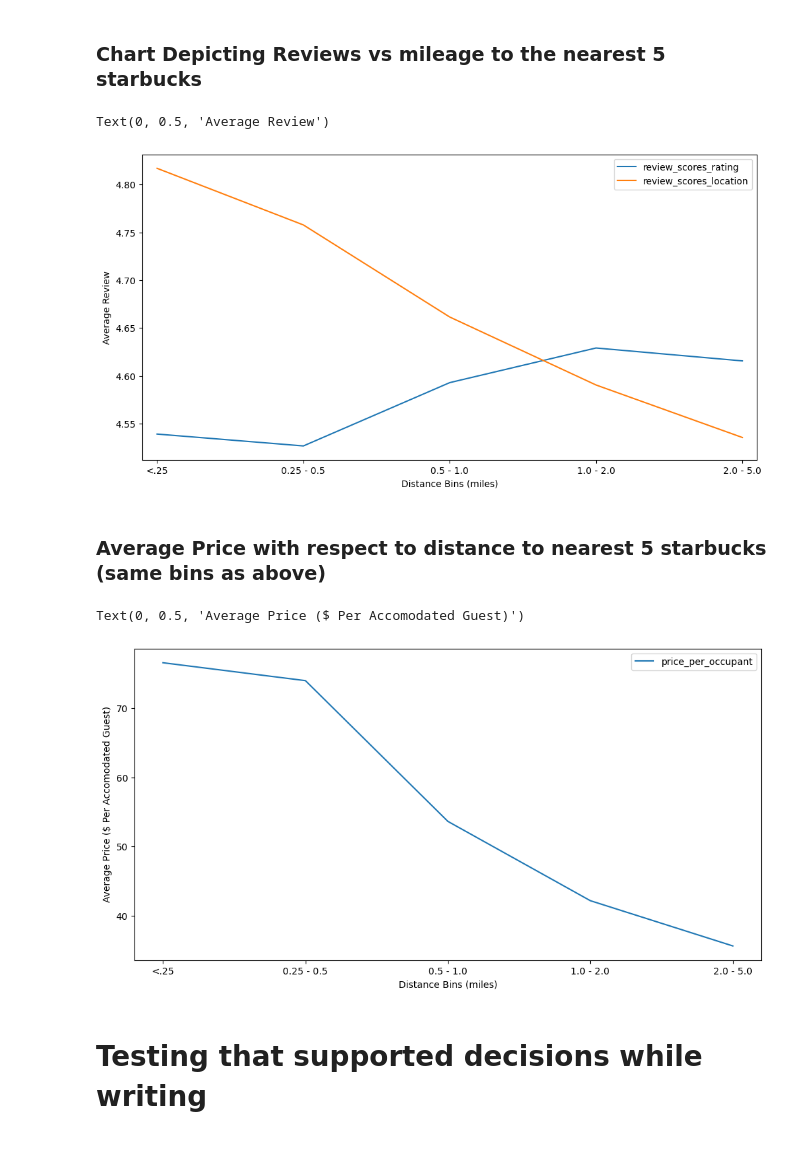
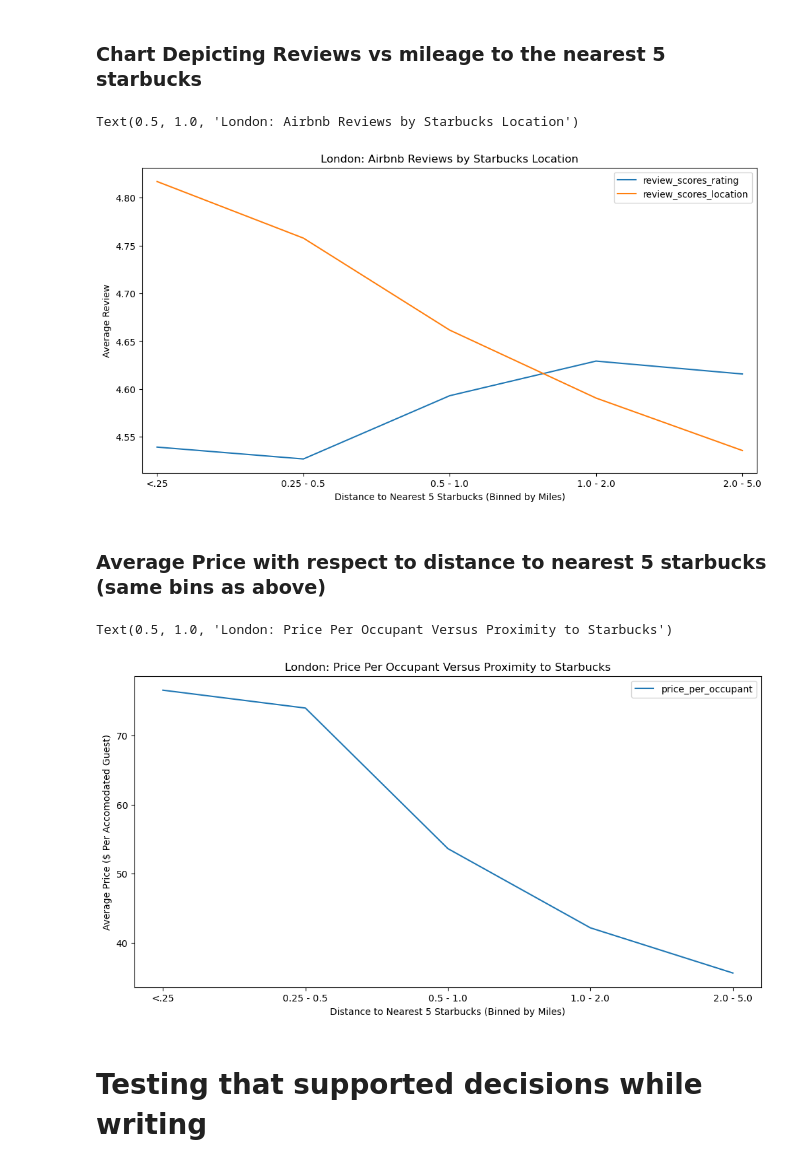
Before and after one commit to mdipinto1/m.c-squared, a Jupyter notebook: data_analysis_notebook_london_md.ipynb, the cells around one changed output. Saved outputs shown, nothing was run; the diff lists cells and outputs as text; code cells hidden in the pictures.

```diff
--- a/data_analysis_notebook_london_md.ipynb
+++ b/data_analysis_notebook_london_md.ipynb
@@ -210,29 +227,31 @@ airbnb_df.loc[(airbnb_df['review_scores_rating'] != -1) & (airbnb_df['number_of_
 # %%
 #actual binning of the data by nearest_5_avg
 nearest_5_bins = [0, 0.25, 0.5, 1, 2, 5]
 labels = [1,2,3,4,5]
 airbnb_df['nearest_5_distance_bins']=pd.cut(airbnb_df['nearest_5_avg'], bins=nearest_5_bins, labels=labels)
 grouped_near5_airbnb = airbnb_df.loc[airbnb_df['review_scores_rating'] != -1].groupby('nearest_5_distance_bins')
 plt = grouped_near5_airbnb[['review_scores_rating', 'review_scores_location']].mean().plot(figsize=(12,6))
 plt.set_xticks([0,1,2,3,4])
 plt.set_xlim((-.1,4.1))
 plt.set_xticklabels(['<.25','0.25 - 0.5','0.5 - 1.0','1.0 - 2.0','2.0 - 5.0'])
-plt.set_xlabel("Distance Bins (miles)")
+plt.set_xlabel("Distance to Nearest 5 Starbucks (Binned by Miles)")
 plt.set_ylabel("Average Review")
+plt.set_title("London: Airbnb Reviews by Starbucks Location")
 # %% [output]
-Text(0, 0.5, 'Average Review')
+Text(0.5, 1.0, 'London: Airbnb Reviews by Starbucks Location')
-[figure, old version]
+[figure, new version]
 # %% [markdown]
 ### Average Price with respect to distance to nearest 5 starbucks (same bins as above)
 # %%
 plt2 = grouped_near5_airbnb[['price_per_occupant']].mean().plot(figsize=(12,6))
 plt2.set_xticks([0,1,2,3,4])
 plt2.set_xticklabels(['<.25','0.25 - 0.5','0.5 - 1.0','1.0 - 2.0','2.0 - 5.0'])
-plt2.set_xlabel("Distance Bins (miles)")
+plt2.set_xlabel("Distance to Nearest 5 Starbucks (Binned by Miles)")
 plt2.set_ylabel("Average Price ($ Per Accomodated Guest)")
+plt2.set_title("London: Price Per Occupant Versus Proximity to Starbucks")
 # %% [output]
-Text(0, 0.5, 'Average Price ($ Per Accomodated Guest)')
+Text(0.5, 1.0, 'London: Price Per Occupant Versus Proximity to Starbucks')
-[figure, old version]
+[figure, new version]
 # %% [markdown]
 # Testing that supported decisions while writing
 # %%
```
Also changed, not shown: parts of 7 cells of this notebook, 3 other files.
